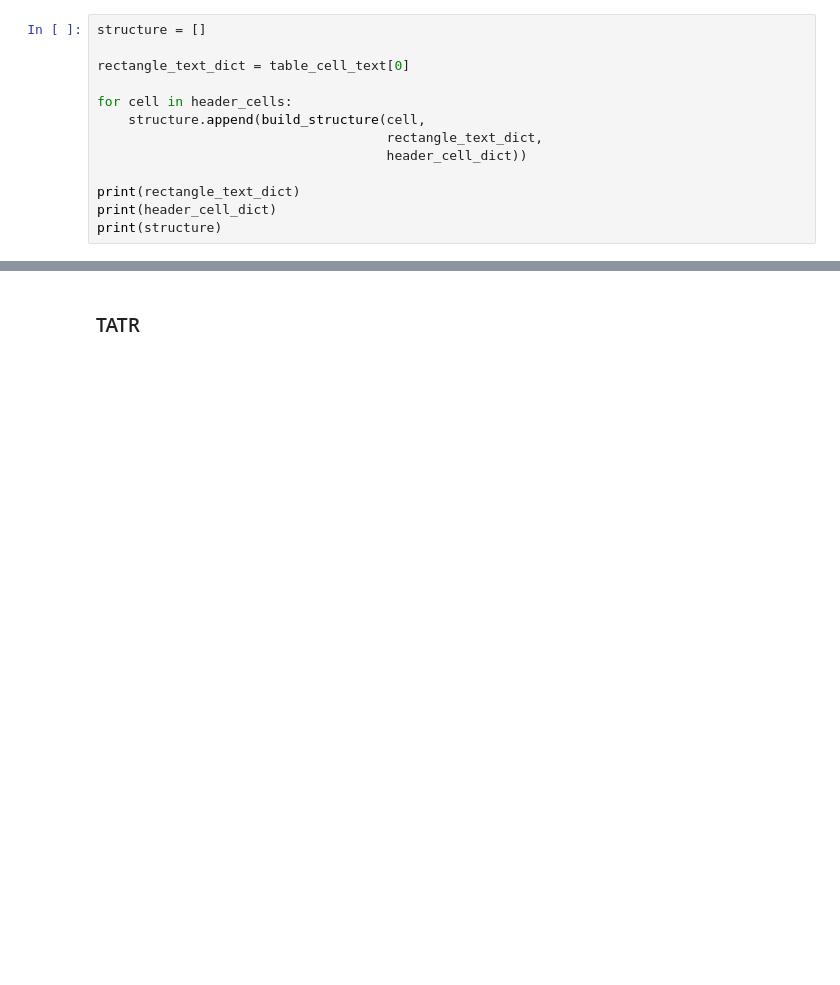
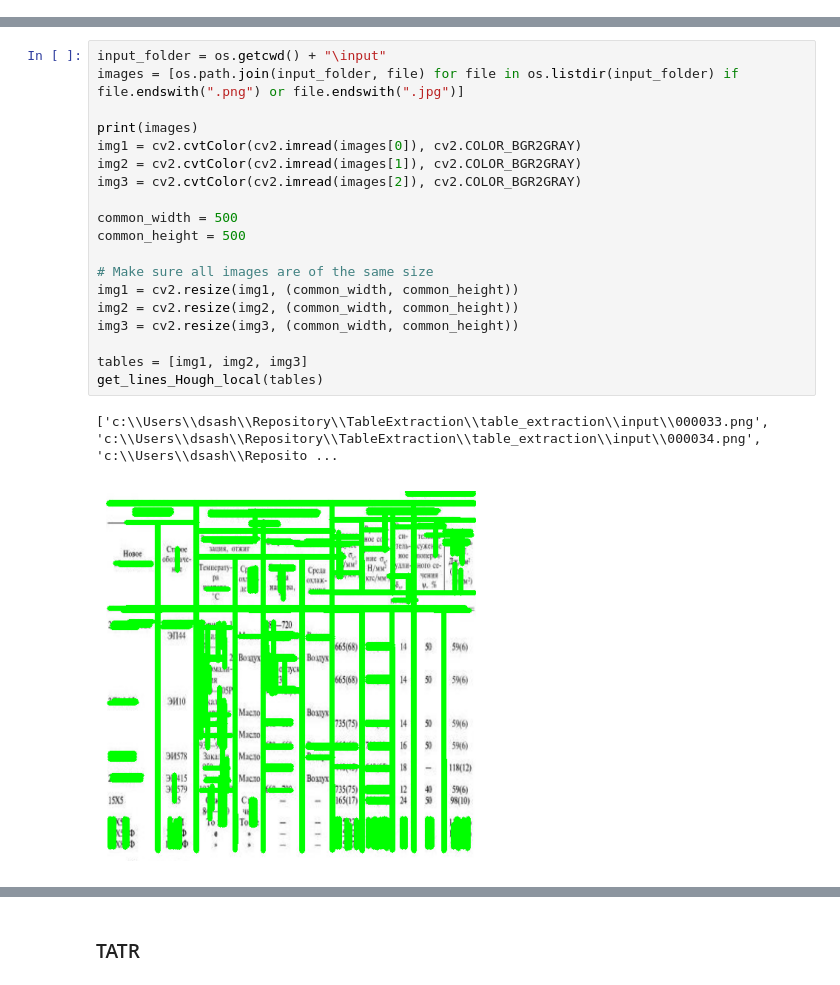
Before and after one commit to DikovAlexandr/TableExtraction, a Jupyter notebook: table_extraction/TableExtraction.ipynb, the cells around one changed output, grey strips where cells are left out. Saved outputs shown, nothing was run; the diff lists cells and outputs as text; blank space fills up the shorter version.

```diff
--- a/table_extraction/TableExtraction.ipynb
+++ b/table_extraction/TableExtraction.ipynb
@@ -163,13 +184,0 @@ for main_cell, overlapping_cells in header_cell_dict.items():
-# %%
-structure = []
-
-rectangle_text_dict = table_cell_text[0]
-
-for cell in header_cells:
-    structure.append(build_structure(cell,
-                                     rectangle_text_dict,
-                                     header_cell_dict))
-
-print(rectangle_text_dict)
-print(header_cell_dict)
-print(structure)
@@ -179,0 +304,22 @@ print(structure)
+# %%
+input_folder = os.getcwd() + "\input"
+images = [os.path.join(input_folder, file) for file in os.listdir(input_folder) if file.endswith(".png") or file.endswith(".jpg")]
+
+print(images)
+img1 = cv2.cvtColor(cv2.imread(images[0]), cv2.COLOR_BGR2GRAY)
+img2 = cv2.cvtColor(cv2.imread(images[1]), cv2.COLOR_BGR2GRAY)
+img3 = cv2.cvtColor(cv2.imread(images[2]), cv2.COLOR_BGR2GRAY)
+
+common_width = 500
+common_height = 500
+
+# Make sure all images are of the same size
+img1 = cv2.resize(img1, (common_width, common_height))
+img2 = cv2.resize(img2, (common_width, common_height))
+img3 = cv2.resize(img3, (common_width, common_height))
+
+tables = [img1, img2, img3]
+get_lines_Hough_local(tables)
+# %% [output]
+['c:\\Users\\dsash\\Repository\\TableExtraction\\table_extraction\\input\\000033.png', 'c:\\Users\\dsash\\Repository\\TableExtraction\\table_extraction\\input\\000034.png', 'c:\\Users\\dsash\\Reposito ...
+[figure, added]
```
Also changed, not shown: parts of 14 cells of this notebook, 40 other files.
